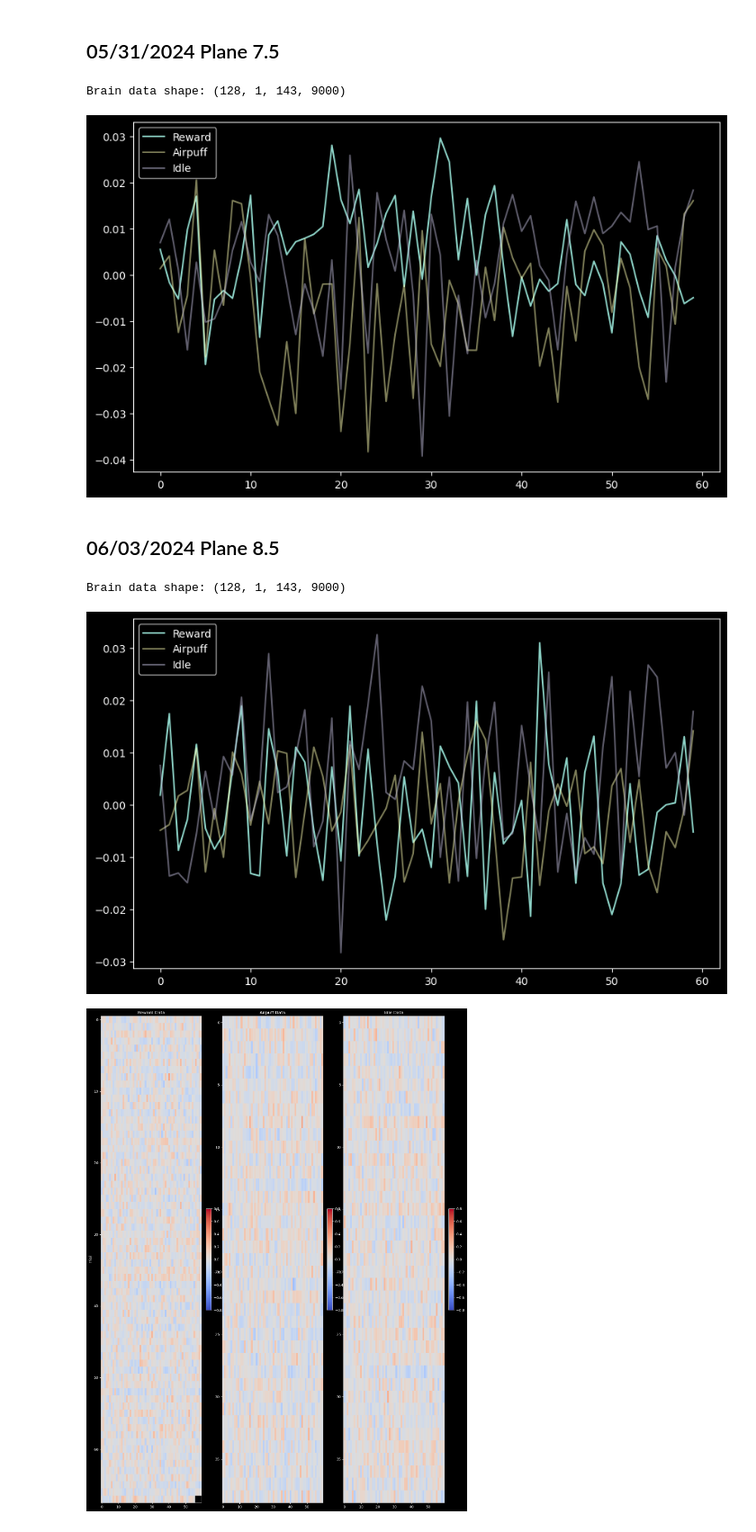
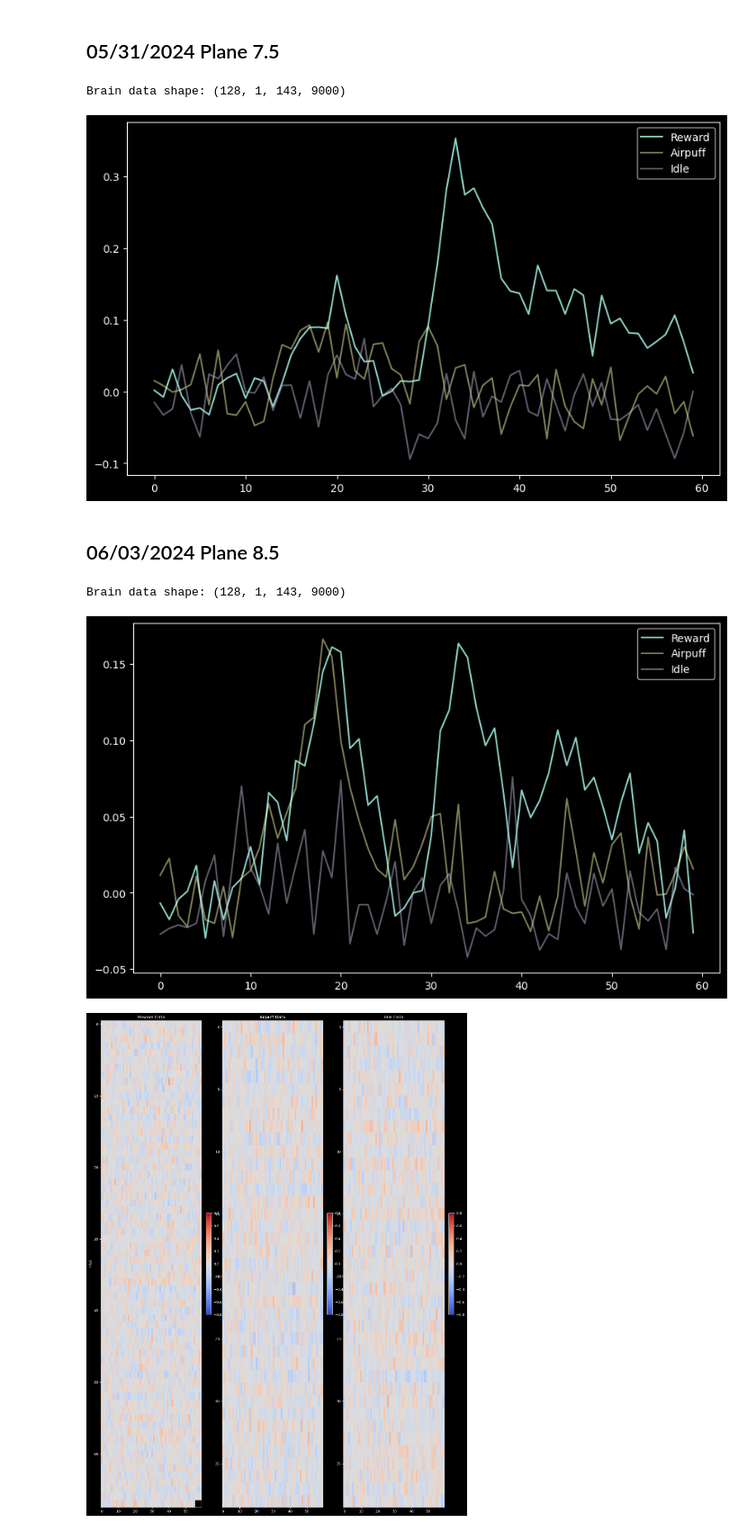
Before and after one commit to yibeichan/fUSi-workflow, a Jupyter notebook: code/082124_updates.ipynb, the cells around one changed output. Shown at 90% size. Saved outputs shown, nothing was run; the diff lists cells and outputs as text; code cells hidden in the pictures.

Commit message:
update plots

```diff
--- a/code/082124_updates.ipynb
+++ b/code/082124_updates.ipynb
@@ -220,7 +220,7 @@ frame_times = np.arange(n_tr) * tr
 
 event_df1, event_binary_df = map_events_to_frame_times(event_df, frame_times)
 
-i, j = 25, 25
+i, j = 20, 108
 pixel_data = brain_data[i,0,j,:].reshape(-1,1)
 normalized_data = proc_pixel(pixel_data, event_df1)
 
@@ -244,7 +244,7 @@ plt.legend()
 plt.show()
 # %% [output]
 Brain data shape: (128, 1, 143, 9000)
-[figure, old version]
+[figure, new version]
 # %%
 fig = plt.figure(figsize=(18, 25))  # Adjust the figure size to accommodate three plots
 
@@ -294,35 +294,35 @@ event_df = create_event_dataframe(behave_codes, absolute_starttime, method='psth
 tr = 1 / 2.5
 n_tr = brain_data.shape[-1]
 frame_times = np.arange(n_tr) * tr
 
 event_df1, event_binary_df = map_events_to_frame_times(event_df, frame_times)
 
-i, j = 25, 25
+i, j = 20, 108
 pixel_data = brain_data[i,0,j,:].reshape(-1,1)
 # pixel_data = Y[i, :].reshape(-1, 1)  # Ensure pixel_data is 2D
 normalized_data = proc_pixel(pixel_data, event_df1)
 
 # Create the plot
 plt.figure(figsize=(10, 6))
 
 # Plot the three lines
 plt.plot(np.nanmean(normalized_data[0], axis=0), label='Reward')
 plt.plot(np.nanmean(normalized_data[1], axis=0), label='Airpuff', alpha=0.5)
 plt.plot(np.nanmean(normalized_data[2], axis=0), label='Idle', alpha=0.5) # Third line
 
 # # Adding titles and labels
 # plt.title('Three Lines in One Plot')
 # plt.xlabel('X-axis')
 # plt.ylabel('Y-axis')
 
 # Add a legend
 plt.legend()
 
 # Show the plot
 plt.show()
 # %% [output]
 Brain data shape: (128, 1, 143, 9000)
-[figure, old version]
+[figure, new version]
 # %%
 fig = plt.figure(figsize=(18, 25))  # Adjust the figure size to accommodate three plots
 
```
Also changed, not shown: parts of 3 cells of this notebook.
